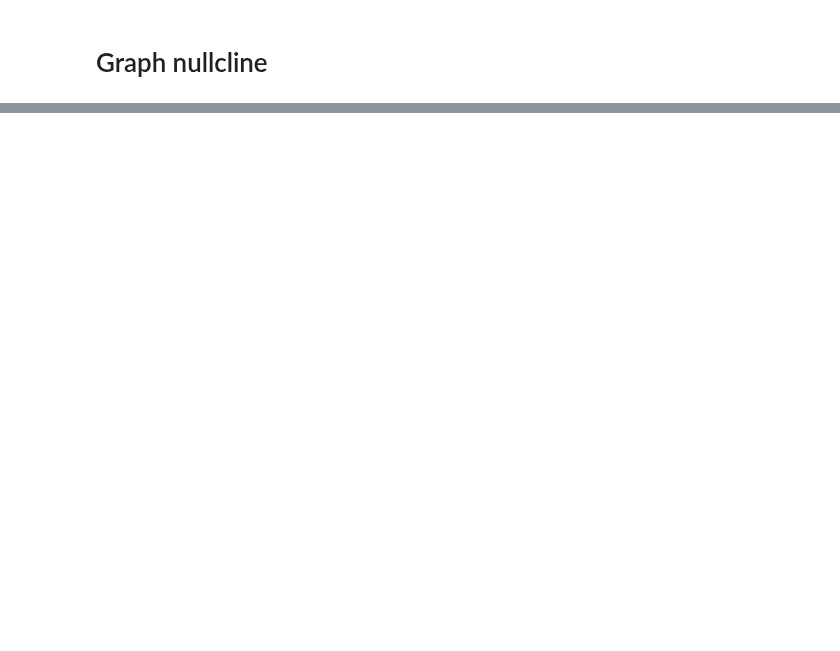
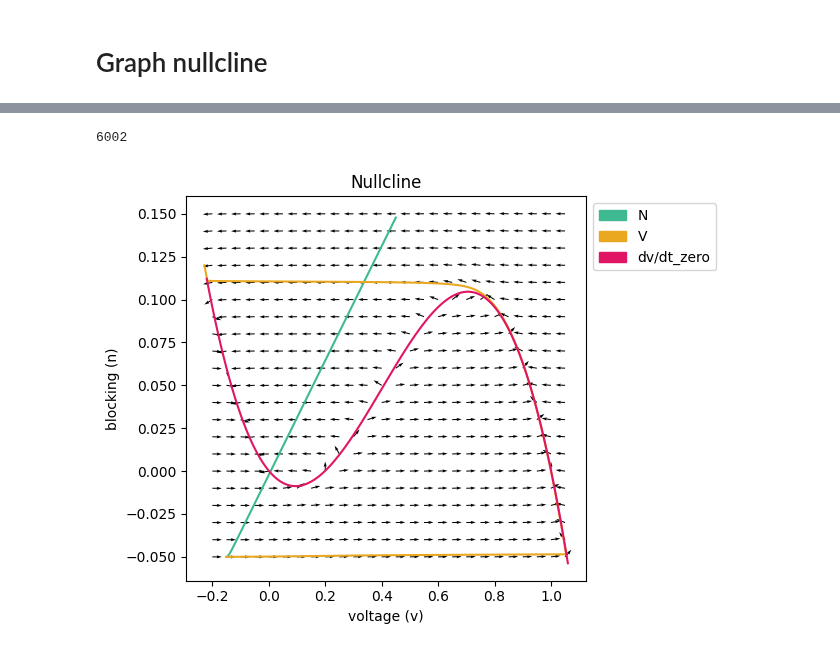
Before and after one commit to apapangelapeng/Neuron-Model, a Jupyter notebook: jackson_graphing/Propogate_AP.ipynb, the cells around one changed output, grey strips where cells are left out. Drawn from its saved outputs; the diff is of its cells as text; code cells hidden in the pictures; blank space fills up the shorter version.

Commit message:
nullcline cleanup, more pretty

```diff
--- a/jackson_graphing/Propogate_AP.ipynb
+++ b/jackson_graphing/Propogate_AP.ipynb
@@ -138,23 +161,49 @@ plt.tight_layout()
 # %%
 fig, ax = plt.subplots()
-x3 = null_df["V_dv_0"].dropna().to_numpy()
-y3 =  null_df["N_dv_0"].dropna().to_numpy()
+x1 = np.arange(-0.15,0.4502,step=0.0001)
+
+label= column_name= ["N","V","dv/dt_zero"]
+y1 = null_df["N"].dropna()
+print(len(y1))
+ax.plot(x1,y1,color = color_list[0])## graphed the N plot
+
+x2 =  null_df["V"].dropna()
+y2=  np.arange(-0.05,0.12+0.0001,step=0.0001)
+ax.plot(x2,y2,color = color_list[1])## graphed the V plot
+
+x3 =  null_df["V_dn_0"].dropna()
+y3 = null_df["N_dn_0"].dropna()
 
 y3_pred = np.polyfit(x3, y3, deg=3)
-ax.plot(x3,np.polyval(y3_pred, x3),color = color_list[3], label='dv/dt=0')
-#ax.plot(x3,y3,color = color_list[2],label='og graph')## graphed the V plot
+#ax.plot(x3,np.polyval(y3_pred, x3),color = color_list[2])
+
+x4 =  null_df["V_dv_0"].dropna()
+y4 = null_df["N_dv_0"].dropna()
+y4_pred =  np.polyfit(x4, y4, deg=3)
+ax.plot(x4,np.polyval(y4_pred, x4),color = color_list[2])
 
 x5 = null_df["Vdt"].dropna().to_numpy()
 y5 =  null_df["Ndt"].dropna().to_numpy()
 
 x6 = null_df["V_x_dt"].dropna().to_numpy()
 y6 =  null_df["N_y_dt"].dropna().to_numpy()
 
+
+
 u = x5/np.sqrt(x5**2 + y5**2)
 v = y5/np.sqrt(x5**2 + y5**2)
 
 plt.quiver(x6,y6,u,v)
 
-ax.legend()
+colorlist = zip(column_name,color_list)
+handles = [mpatches.Patch(color=colour, label=column_name) for label, colour in colorlist]
+t = "Nullcline"
+plt.legend(handles, column_name, ncol=1, bbox_to_anchor=(1, 1))
 plt.plot()
+plt.xlabel('voltage (v)')
+plt.ylabel('blocking (n)')
+ax.set_title(t)
 plt.tight_layout()
+# %% [output]
+6002
+[figure, added]
```
Also changed, not shown: parts of 4 cells of this notebook, 1 other file.
